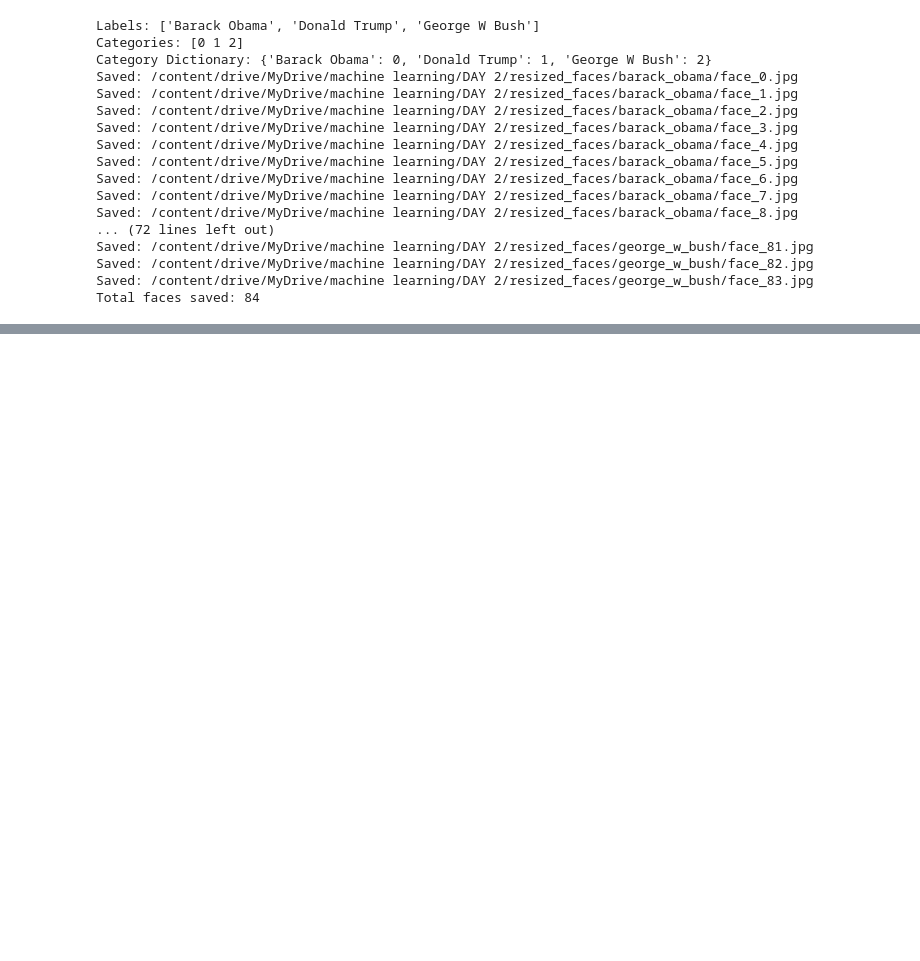
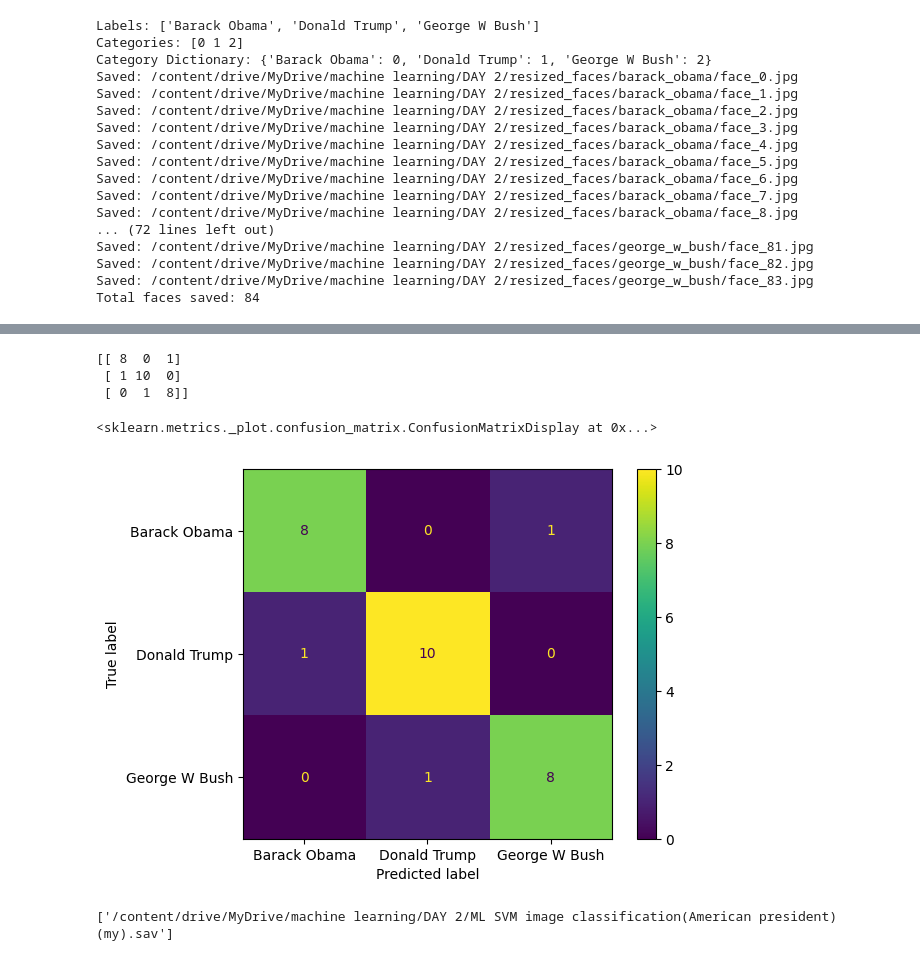
Before and after one commit to dinukaattanayaka/ML-SVM-image-classification-American-president-, a Jupyter notebook: ML_SVM_image_classification(American_president).ipynb, the cells around one changed output, grey strips where cells are left out. Drawn from its saved outputs; the diff is of its cells as text; code cells hidden in the pictures; blank space fills up the shorter version.

Commit message:
ML SVM image classification(American president) complete.

```diff
--- a/ML_SVM_image_classification(American_president).ipynb
+++ b/ML_SVM_image_classification(American_president).ipynb
@@ -92,0 +178,6 @@ Total faces saved: 84
+# %%
+from sklearn.model_selection import train_test_split
+
+train_data,test_data,train_target,test_target=train_test_split(data,target,test_size=0.1)
+# %%
+model.fit(train_data,train_target)
@@ -92,0 +187,2 @@ Total faces saved: 84
+# %%
+predicted_target=model.predict(test_data)
@@ -92,0 +211,24 @@ Total faces saved: 84
+# %%
+from sklearn.metrics import confusion_matrix
+
+matrix=confusion_matrix(test_target,predicted_target)
+print(matrix)
+# %% [output]
+[[ 8  0  1]
+ [ 1 10  0]
+ [ 0  1  8]]
+# %%
+from sklearn.metrics import ConfusionMatrixDisplay
+
+# Creating the display
+disp = ConfusionMatrixDisplay(confusion_matrix=matrix, display_labels=['Barack Obama', 'Donald Trump', 'George W Bush'])
+disp.plot()
+# %% [output]
+<sklearn.metrics._plot.confusion_matrix.ConfusionMatrixDisplay at 0x...>
+[figure, added]
+# %%
+import joblib
+
+joblib.dump(model,'/content/drive/MyDrive/machine learning/DAY 2/ML SVM image classification(American president)(my).sav')
+# %% [output]
+['/content/drive/MyDrive/machine learning/DAY 2/ML SVM image classification(American president)(my).sav']
```
Also changed, not shown: parts of 14 cells of this notebook.
